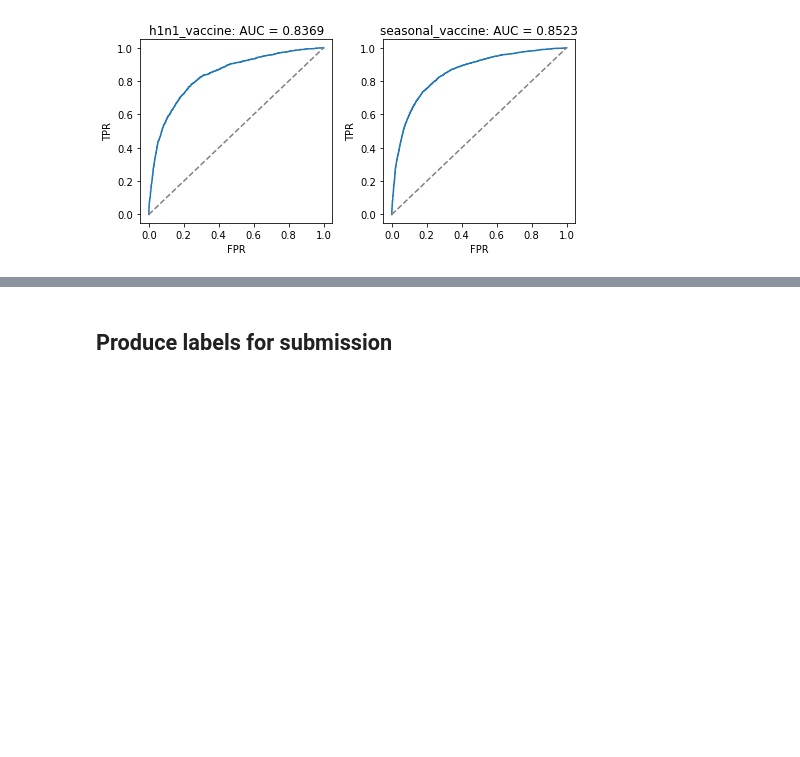
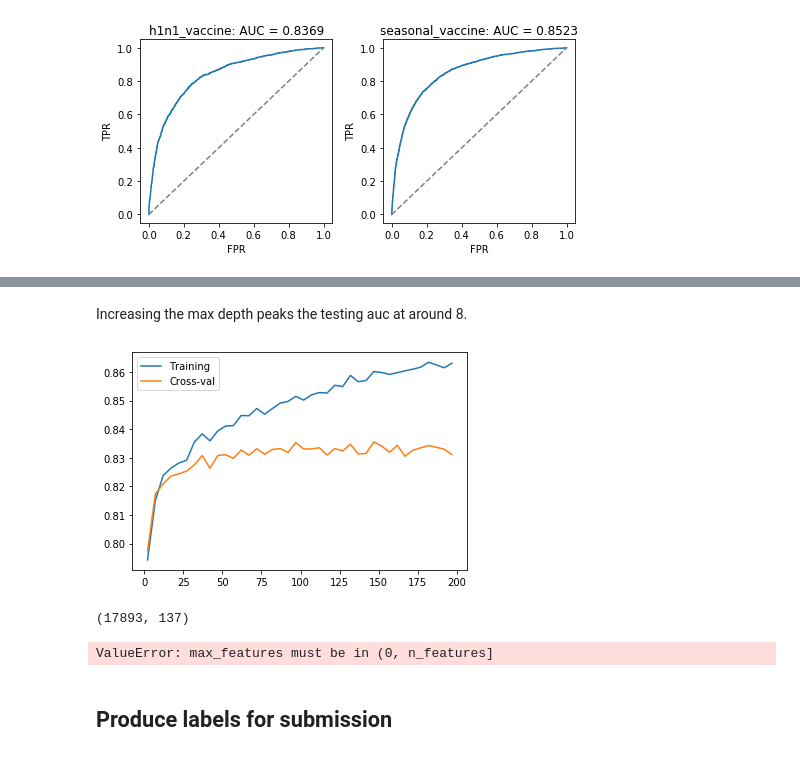
Before and after one commit to ScottVinay/Flu-shot-learning, a Jupyter notebook: flu.ipynb, the cells around one changed output, grey strips where cells are left out. Saved outputs shown, nothing was run; the diff lists cells and outputs as text; code cells hidden in the pictures; blank space fills up the shorter version.

```diff
--- a/flu.ipynb
+++ b/flu.ipynb
@@ -239,3 +283,19 @@ plot_roc(dict_of_ypr,'logred_l2')
+# %% [markdown]
+Increasing the max depth peaks the testing auc at around 8.
+# %%
+test_param_range('max_leaf_nodes', 2, 200, 5, max_depth=8)
+# %% [output]
+[figure, added]
+# %%
+xtr.shape
+# %% [output]
+(17893, 137)
+# %%
+test_param_range(
+    'max_features', 0.1, 0.95, 0.05,
+    max_depth=8, max_leaf_nodes=80)
+# %% [output]
+ValueError: max_features must be in (0, n_features]
 # %% [markdown]
 ## Produce labels for submission
 # %%
```
Also changed, not shown: parts of 16 cells of this notebook.
